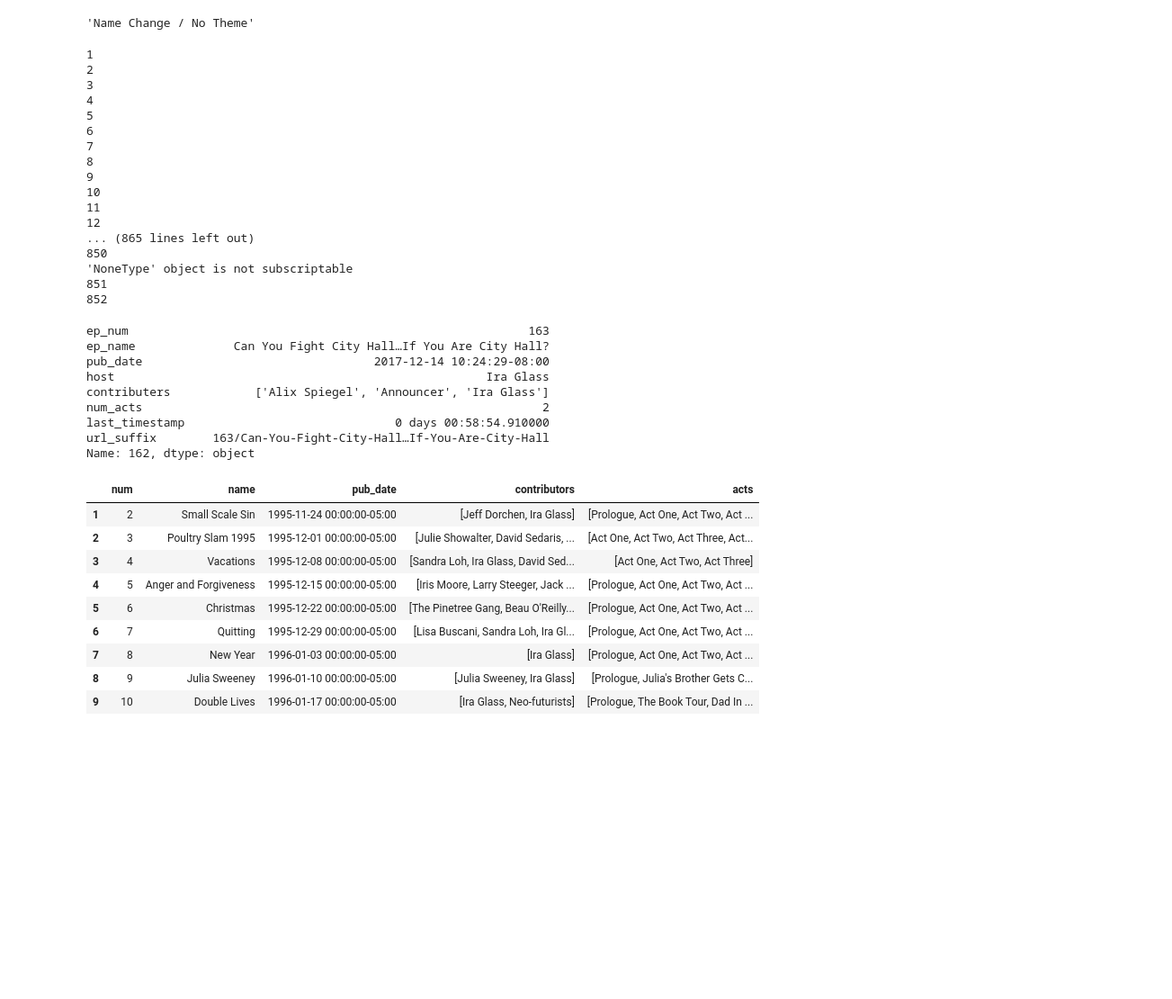
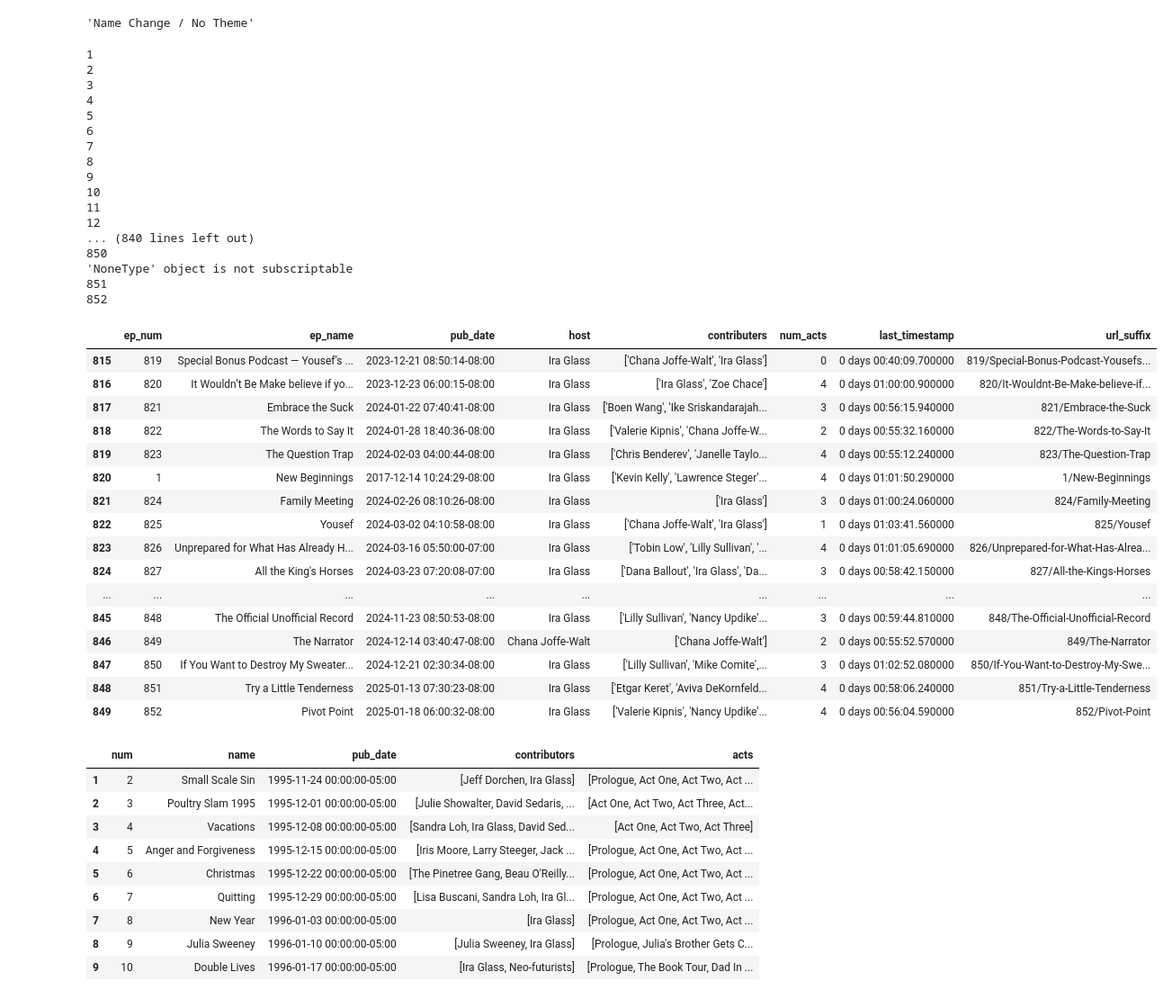
Before and after one commit to areeyat/this-american-data, a Jupyter notebook: tal-eda.ipynb, the cells around one changed output. Shown at 90% size. Drawn from its saved outputs; the diff is of its cells as text; code cells hidden in the pictures; blank space fills up the shorter version.

Commit message:
modified episode info manually for partially missing episode names

```diff
--- a/tal-eda.ipynb
+++ b/tal-eda.ipynb
@@ -47,8 +47,12 @@ string.punctuation
 # %% [output]
 '!"#$%&\'()*+,-./:;<=>?@[\\]^_`{|}~'
 # %%
+#scrubbing punctuation from name, removing whitespace and replacing inner whitespace with hyphens
 def get_url_suffix(name):
-    translator = str.maketrans("","","!\"#$%&\'()*+,./:;<=>?@[\\]^_`{|}~’‘")
+    translator = str.maketrans("","","!\"#$%&\'()*+,./:;<=>?@[\\]^_`{|}~’‘…")
     clean = name.translate(translator)
+    clean = re.sub("—"," ", clean).strip()
+    clean = re.sub(" - "," ", clean).strip()
+    clean = re.sub("ä","a", clean).strip()
     print(clean)
-    return re.sub(" +"," ", clean).strip().replace(" ","-")
+    return re.sub(r" +"," ", clean).strip().replace(" ","-")
@@ -230,6 +257,7 @@ get_episode(s)
 # %% [output]
 'Name Change / No Theme'
 # %%
+
 max_ep = 852
 data = []
 
@@ -248,6 +276,8 @@ for ep in np.arange(1,max_ep+1):
         print(str(e) + " at episode " + str(ep))
     finally:
         f.close()
+
+# 42.9 s ± 15.3 s per loop (mean ± std. dev. of 7 runs, 1 loop each)
 # %% [output]
 1
 2
@@ -261,20 +291,28 @@ for ep in np.arange(1,max_ep+1):
 10
 11
 12
-... (865 lines left out)
+... (840 lines left out)
 850
 'NoneType' object is not subscriptable
 851
 852
 # %%
-tal.iloc[162]
+tal.iloc[815:]
 # %% [output]
-ep_num                                                         163
-ep_name              Can You Fight City Hall…If You Are City Hall?
-pub_date                                 2017-12-14 10:24:29-08:00
-host                                                     Ira Glass
-contributers            ['Alix Spiegel', 'Announcer', 'Ira Glass']
-num_acts                                                         2
-last_timestamp                              0 days 00:58:54.910000
-url_suffix        163/Can-You-Fight-City-Hall…If-You-Are-City-Hall
-Name: 162, dtype: object
+|  | ep_num | ep_name | pub_date | host | contributers | num_acts | last_timestamp | url_suffix |
+| 815 | 819 | Special Bonus Podcast — Yousef’s ... | 2023-12-21 08:50:14-08:00 | Ira Glass | ['Chana Joffe-Walt', 'Ira Glass'] | 0 | 0 days 00:40:09.700000 | 819/Special-Bonus-Podcast-Yousefs... |
+| 816 | 820 | It Wouldn’t Be Make believe if yo... | 2023-12-23 06:00:15-08:00 | Ira Glass | ['Ira Glass', 'Zoe Chace'] | 4 | 0 days 01:00:00.900000 | 820/It-Wouldnt-Be-Make-believe-if... |
+| 817 | 821 | Embrace the Suck | 2024-01-22 07:40:41-08:00 | Ira Glass | ['Boen Wang', 'Ike Sriskandarajah... | 3 | 0 days 00:56:15.940000 | 821/Embrace-the-Suck |
+| 818 | 822 | The Words to Say It | 2024-01-28 18:40:36-08:00 | Ira Glass | ['Valerie Kipnis', 'Chana Joffe-W... | 2 | 0 days 00:55:32.160000 | 822/The-Words-to-Say-It |
+| 819 | 823 | The Question Trap | 2024-02-03 04:00:44-08:00 | Ira Glass | ['Chris Benderev', 'Janelle Taylo... | 4 | 0 days 00:55:12.240000 | 823/The-Question-Trap |
+| 820 | 1 | New Beginnings | 2017-12-14 10:24:29-08:00 | Ira Glass | ['Kevin Kelly', 'Lawrence Steger'... | 4 | 0 days 01:01:50.290000 | 1/New-Beginnings |
+| 821 | 824 | Family Meeting | 2024-02-26 08:10:26-08:00 | Ira Glass | ['Ira Glass'] | 3 | 0 days 01:00:24.060000 | 824/Family-Meeting |
+| 822 | 825 | Yousef | 2024-03-02 04:10:58-08:00 | Ira Glass | ['Chana Joffe-Walt', 'Ira Glass'] | 1 | 0 days 01:03:41.560000 | 825/Yousef |
+| 823 | 826 | Unprepared for What Has Already H... | 2024-03-16 05:50:00-07:00 | Ira Glass | ['Tobin Low', 'Lilly Sullivan', '... | 4 | 0 days 01:01:05.690000 | 826/Unprepared-for-What-Has-Alrea... |
+| 824 | 827 | All the King's Horses | 2024-03-23 07:20:08-07:00 | Ira Glass | ['Dana Ballout', 'Ira Glass', 'Da... | 3 | 0 days 00:58:42.150000 | 827/All-the-Kings-Horses |
+| ... | ... | ... | ... | ... | ... | ... | ... | ... |
+| 845 | 848 | The Official Unofficial Record | 2024-11-23 08:50:53-08:00 | Ira Glass | ['Lilly Sullivan', 'Nancy Updike'... | 3 | 0 days 00:59:44.810000 | 848/The-Official-Unofficial-Record |
+| 846 | 849 | The Narrator | 2024-12-14 03:40:47-08:00 | Chana Joffe-Walt | ['Chana Joffe-Walt'] | 2 | 0 days 00:55:52.570000 | 849/The-Narrator |
+| 847 | 850 | If You Want to Destroy My Sweater... | 2024-12-21 02:30:34-08:00 | Ira Glass | ['Lilly Sullivan', 'Mike Comite',... | 3 | 0 days 01:02:52.080000 | 850/If-You-Want-to-Destroy-My-Swe... |
+| 848 | 851 | Try a Little Tenderness | 2025-01-13 07:30:23-08:00 | Ira Glass | ['Etgar Keret', 'Aviva DeKornfeld... | 4 | 0 days 00:58:06.240000 | 851/Try-a-Little-Tenderness |
+| 849 | 852 | Pivot Point | 2025-01-18 06:00:32-08:00 | Ira Glass | ['Valerie Kipnis', 'Nancy Updike'... | 4 | 0 days 00:56:04.590000 | 852/Pivot-Point |
```
Also changed, not shown: parts of 22 cells of this notebook, 2 other files.
